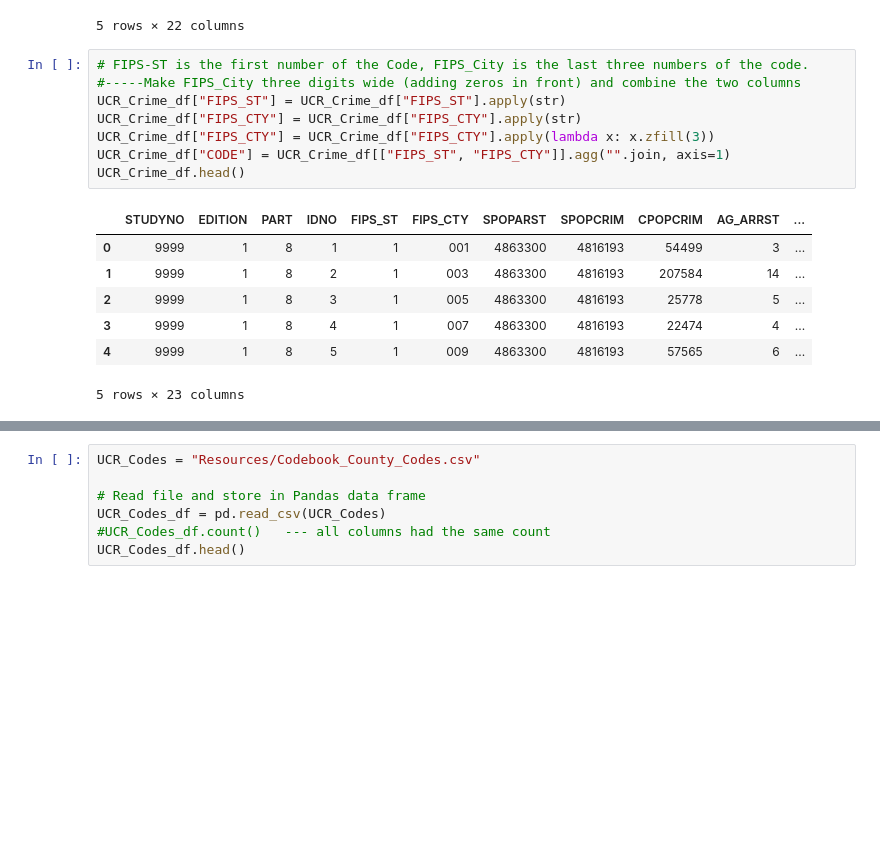
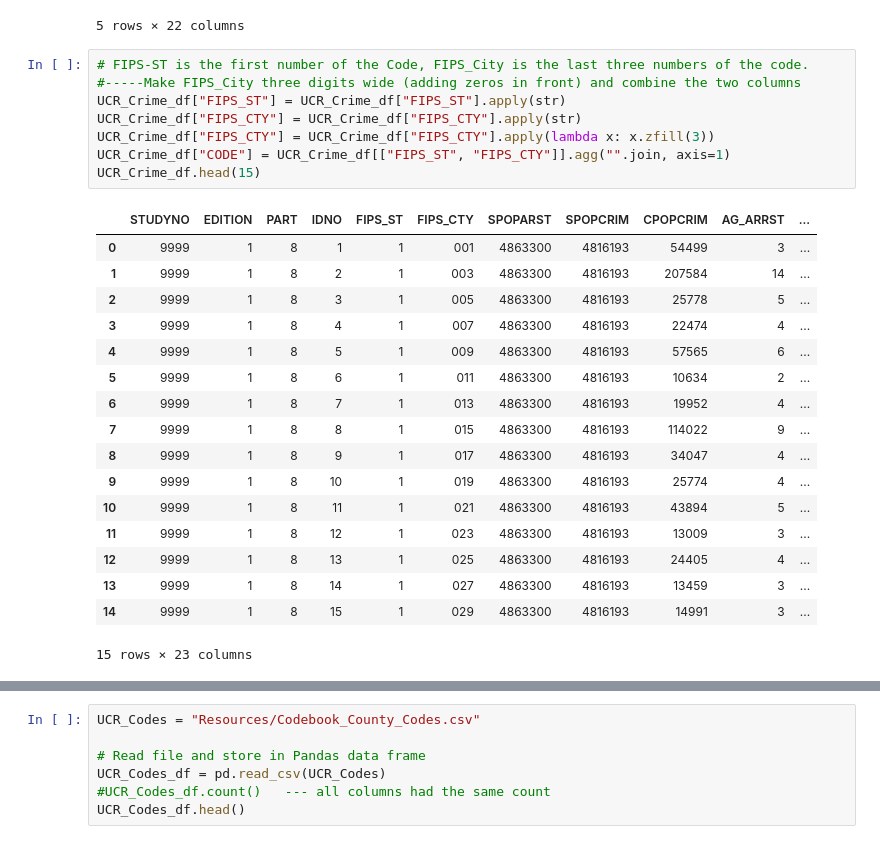
Before and after one commit to melindaeudy/Project_1, a Jupyter notebook: Project_1.ipynb, the cells around one changed output, grey strips where cells are left out. Cells and saved outputs as stored; diff of their text form; blank space fills up the shorter version.

```diff
--- a/Project_1.ipynb
+++ b/Project_1.ipynb
@@ -39,16 +39,26 @@ UCR_Crime_df.head()
 # %%
 # FIPS-ST is the first number of the Code, FIPS_City is the last three numbers of the code.
 #-----Make FIPS_City three digits wide (adding zeros in front) and combine the two columns
 UCR_Crime_df["FIPS_ST"] = UCR_Crime_df["FIPS_ST"].apply(str)
 UCR_Crime_df["FIPS_CTY"] = UCR_Crime_df["FIPS_CTY"].apply(str)
 UCR_Crime_df["FIPS_CTY"] = UCR_Crime_df["FIPS_CTY"].apply(lambda x: x.zfill(3))
 UCR_Crime_df["CODE"] = UCR_Crime_df[["FIPS_ST", "FIPS_CTY"]].agg("".join, axis=1)
-UCR_Crime_df.head()
+UCR_Crime_df.head(15)
 # %% [output]
 |  | STUDYNO | EDITION | PART | IDNO | FIPS_ST | FIPS_CTY | SPOPARST | SPOPCRIM | CPOPCRIM | AG_ARRST | ... |
 | 0 | 9999 | 1 | 8 | 1 | 1 | 001 | 4863300 | 4816193 | 54499 | 3 | ... |
 | 1 | 9999 | 1 | 8 | 2 | 1 | 003 | 4863300 | 4816193 | 207584 | 14 | ... |
 | 2 | 9999 | 1 | 8 | 3 | 1 | 005 | 4863300 | 4816193 | 25778 | 5 | ... |
 | 3 | 9999 | 1 | 8 | 4 | 1 | 007 | 4863300 | 4816193 | 22474 | 4 | ... |
 | 4 | 9999 | 1 | 8 | 5 | 1 | 009 | 4863300 | 4816193 | 57565 | 6 | ... |
+| 5 | 9999 | 1 | 8 | 6 | 1 | 011 | 4863300 | 4816193 | 10634 | 2 | ... |
+| 6 | 9999 | 1 | 8 | 7 | 1 | 013 | 4863300 | 4816193 | 19952 | 4 | ... |
+| 7 | 9999 | 1 | 8 | 8 | 1 | 015 | 4863300 | 4816193 | 114022 | 9 | ... |
+| 8 | 9999 | 1 | 8 | 9 | 1 | 017 | 4863300 | 4816193 | 34047 | 4 | ... |
+| 9 | 9999 | 1 | 8 | 10 | 1 | 019 | 4863300 | 4816193 | 25774 | 4 | ... |
+| 10 | 9999 | 1 | 8 | 11 | 1 | 021 | 4863300 | 4816193 | 43894 | 5 | ... |
+| 11 | 9999 | 1 | 8 | 12 | 1 | 023 | 4863300 | 4816193 | 13009 | 3 | ... |
+| 12 | 9999 | 1 | 8 | 13 | 1 | 025 | 4863300 | 4816193 | 24405 | 4 | ... |
+| 13 | 9999 | 1 | 8 | 14 | 1 | 027 | 4863300 | 4816193 | 13459 | 3 | ... |
+| 14 | 9999 | 1 | 8 | 15 | 1 | 029 | 4863300 | 4816193 | 14991 | 3 | ... |
-5 rows × 23 columns
+15 rows × 23 columns
```
Also changed, not shown: parts of 7 cells of this notebook.
